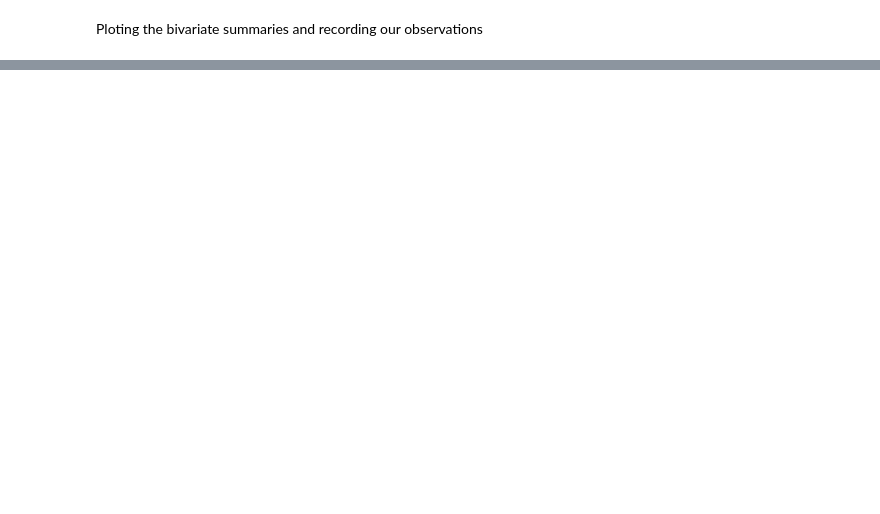
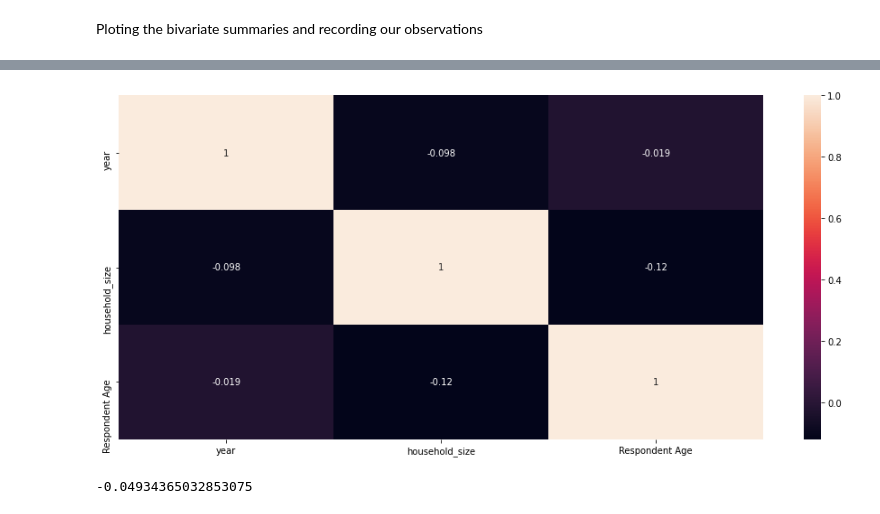
Before and after one commit to Askoye/Financial-Inclusion-Project, a Jupyter notebook: Python_Notebook_Solution_Moringa_Data_Science_Core_W2_Ted_Askoye_Independent_Project_2020_06.ipynb, the cells around one changed output, grey strips where cells are left out. Saved outputs shown, nothing was run; the diff lists cells and outputs as text; code cells hidden in the pictures; blank space fills up the shorter version.

```diff
--- a/Python_Notebook_Solution_Moringa_Data_Science_Core_W2_Ted_Askoye_Independent_Project_2020_06.ipynb
+++ b/Python_Notebook_Solution_Moringa_Data_Science_Core_W2_Ted_Askoye_Independent_Project_2020_06.ipynb
@@ -235,0 +289,10 @@ plt.show()
+# %%
+plt.figure(figsize = (16,7))
+sns.heatmap(dataset_df_out.corr(),annot=True)
+plt.show()
+# %% [output]
+[figure, added]
+# %%
+dataset_df["year"].corr(dataset_df["household_size"])
+# %% [output]
+-0.04934365032853075
```
Also changed, not shown: parts of 19 cells of this notebook.
